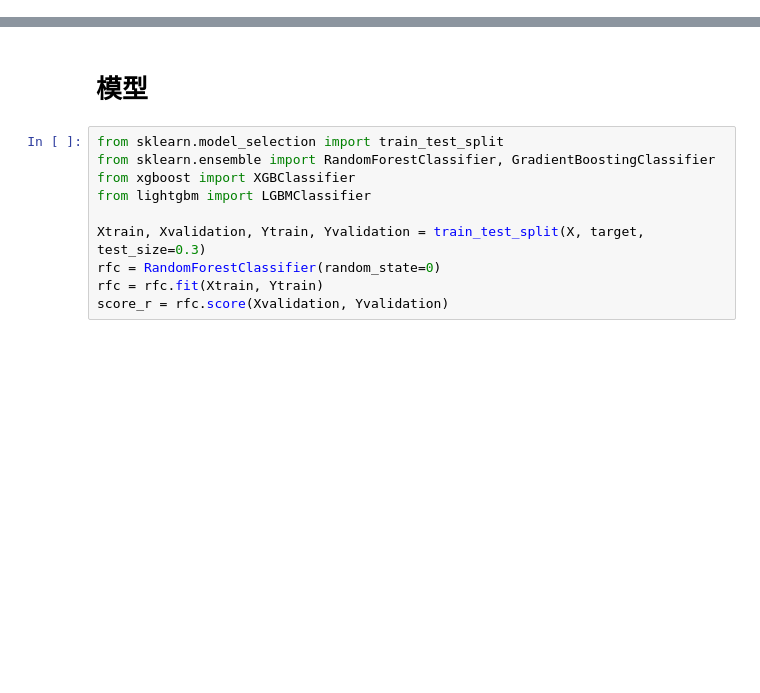
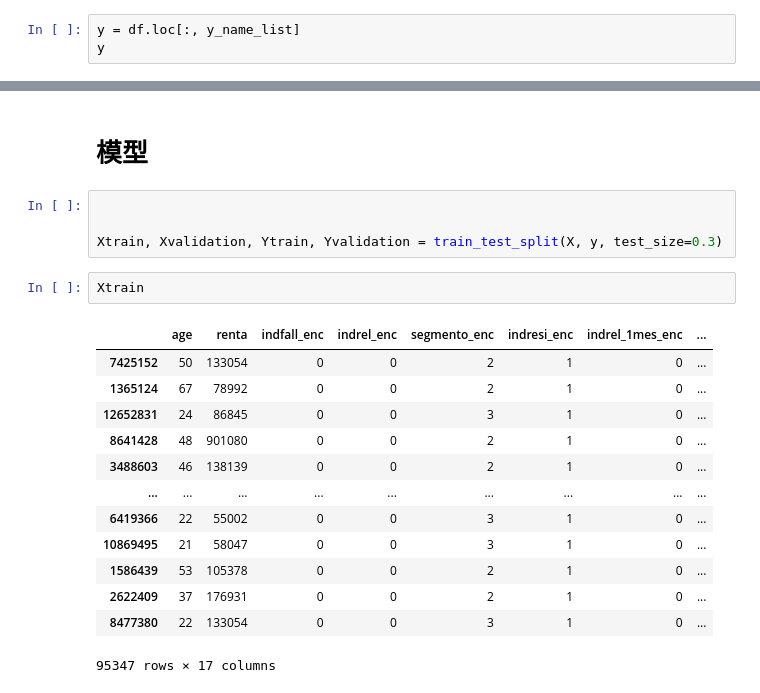
Before and after one commit to YIKAILucas/9417-ML, a Jupyter notebook: 2023_new/pre_process.ipynb, the cells around one changed output, grey strips where cells are left out. Drawn from its saved outputs; the diff is of its cells as text; blank space fills up the shorter version.

```diff
--- a/2023_new/pre_process.ipynb
+++ b/2023_new/pre_process.ipynb
@@ -839,0 +840,3 @@ target
+# %%
+y = df.loc[:, y_name_list]
+y
@@ -840,12 +857,22 @@ target
 # %% [markdown]
 # 模型
 # %%
-from sklearn.model_selection import train_test_split
-from sklearn.ensemble import RandomForestClassifier, GradientBoostingClassifier
-from xgboost import XGBClassifier
-from lightgbm import LGBMClassifier
 
-Xtrain, Xvalidation, Ytrain, Yvalidation = train_test_split(X, target, test_size=0.3)
-rfc = RandomForestClassifier(random_state=0)
-rfc = rfc.fit(Xtrain, Ytrain)
-score_r = rfc.score(Xvalidation, Yvalidation)
+
+Xtrain, Xvalidation, Ytrain, Yvalidation = train_test_split(X, y, test_size=0.3)
+# %%
+Xtrain
+# %% [output]
+|  | age | renta | indfall_enc | indrel_enc | segmento_enc | indresi_enc | indrel_1mes_enc | ... |
+| 7425152 | 50 | 133054 | 0 | 0 | 2 | 1 | 0 | ... |
+| 1365124 | 67 | 78992 | 0 | 0 | 2 | 1 | 0 | ... |
+| 12652831 | 24 | 86845 | 0 | 0 | 3 | 1 | 0 | ... |
+| 8641428 | 48 | 901080 | 0 | 0 | 2 | 1 | 0 | ... |
+| 3488603 | 46 | 138139 | 0 | 0 | 2 | 1 | 0 | ... |
+| ... | ... | ... | ... | ... | ... | ... | ... | ... |
+| 6419366 | 22 | 55002 | 0 | 0 | 3 | 1 | 0 | ... |
+| 10869495 | 21 | 58047 | 0 | 0 | 3 | 1 | 0 | ... |
+| 1586439 | 53 | 105378 | 0 | 0 | 2 | 1 | 0 | ... |
+| 2622409 | 37 | 176931 | 0 | 0 | 2 | 1 | 0 | ... |
+| 8477380 | 22 | 133054 | 0 | 0 | 3 | 1 | 0 | ... |
+95347 rows × 17 columns
```
Also changed, not shown: parts of 83 cells of this notebook.
